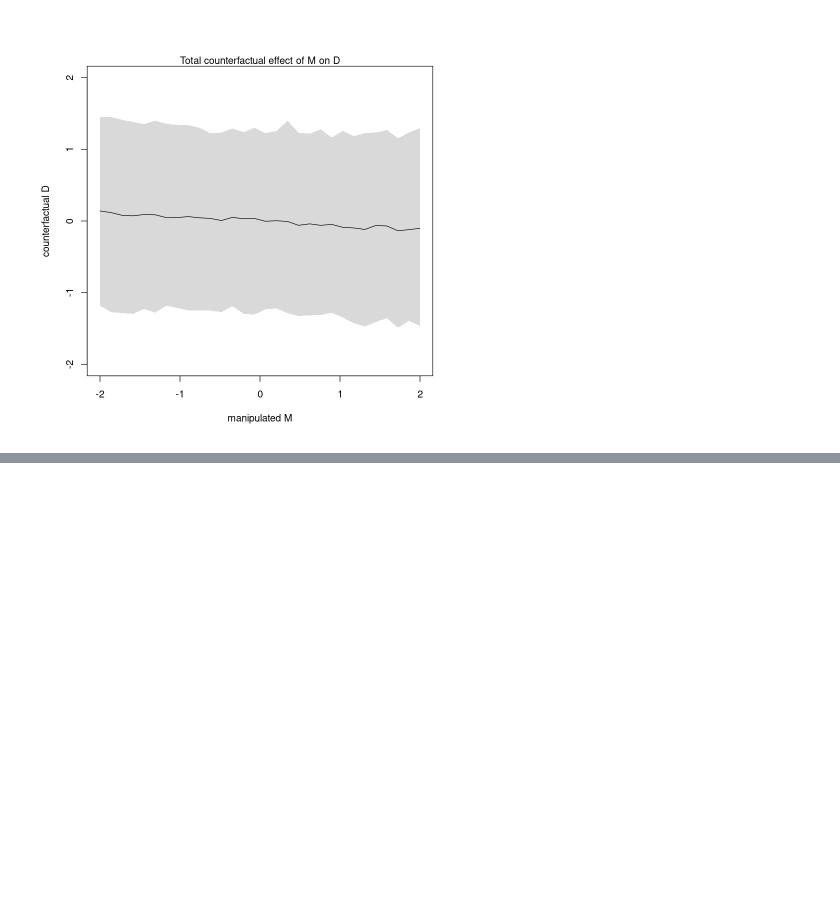
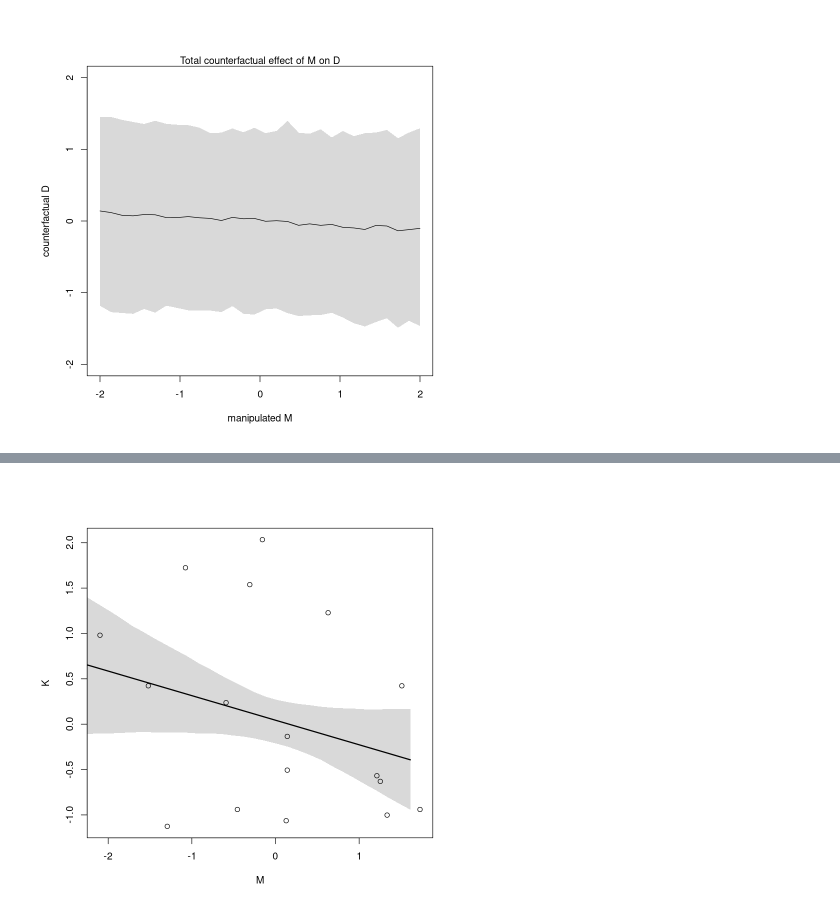
Before and after one commit to jointprob/jointprob-dm, a Jupyter notebook: r-notebooks/rethinking-book/chapter-5.ipynb, the cells around one changed output, grey strips where cells are left out. Cells and saved outputs as stored; diff of their text form; code cells hidden in the pictures; blank space fills up the shorter version.

```diff
--- a/r-notebooks/rethinking-book/chapter-5.ipynb
+++ b/r-notebooks/rethinking-book/chapter-5.ipynb
@@ -600,0 +733,10 @@ mtext( "Total counterfactual effect of M on D" )
+# %%
+m5.6 <- quap(
+ alist(
+  K ~ dnorm( mu , sigma ),
+  mu <- a + bM*M,
+  a ~ dnorm( 0 , 0.2 ),
+  bM ~ dnorm( 0 , 0.5 ),
+  sigma ~ dexp( 1 )
+ ) , data=dcc )
+precis(m5.6)
@@ -600,0 +750,10 @@ mtext( "Total counterfactual effect of M on D" )
+# %%
+xseq <- seq( from=min(dcc$M)-0.15 , to=max(dcc$N)+0.15 , length.out=30 )
+mu <- link( m5.6 , data=list(M=xseq) )
+mu_mean <- apply(mu,2,mean)
+mu_PI <- apply(mu,2,PI)
+plot( K ~ M , data=dcc )
+lines( xseq , mu_mean , lwd=2 )
+shade( mu_PI , xseq )
+# %% [output]
+[figure, added]
```
Also changed, not shown: parts of 47 cells of this notebook, 4 other files.
